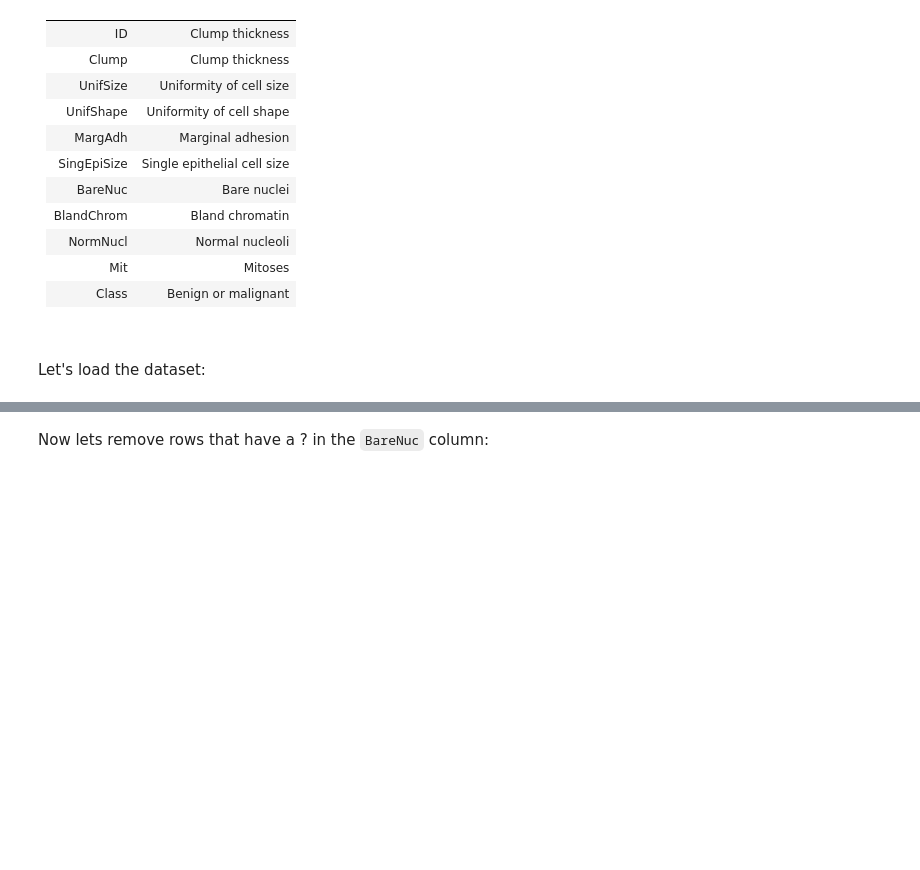
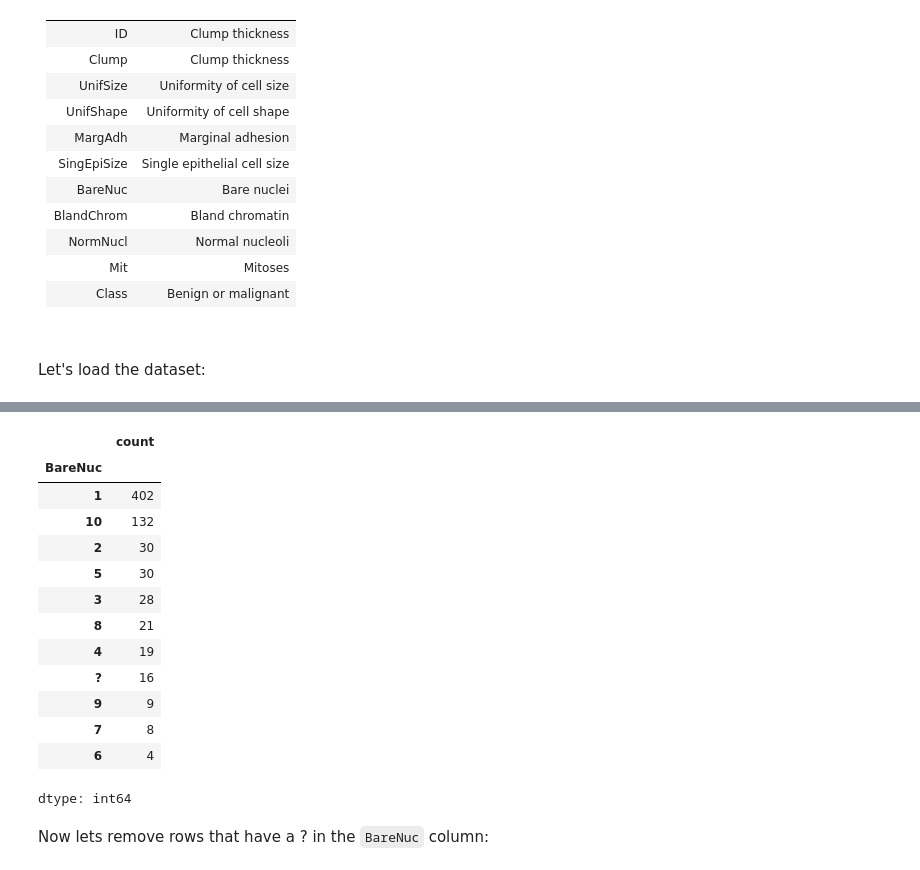
Before and after one commit to MassGH2023/Supervised-Machine-Learning-Classification, a Jupyter notebook: Ramdom_forest.ipynb, the cells around one changed output, grey strips where cells are left out. Saved outputs shown, nothing was run; the diff lists cells and outputs as text; code cells hidden in the pictures; blank space fills up the shorter version.

```diff
--- a/Ramdom_forest.ipynb
+++ b/Ramdom_forest.ipynb
@@ -278,3 +449,20 @@ df.head()
+# %%
+df.BareNuc.value_counts()
+# %% [output]
+|  | count |
+| BareNuc |  |
+| 1 | 402 |
+| 10 | 132 |
+| 2 | 30 |
+| 5 | 30 |
+| 3 | 28 |
+| 8 | 21 |
+| 4 | 19 |
+| ? | 16 |
+| 9 | 9 |
+| 7 | 8 |
+| 6 | 4 |
+dtype: int64
 # %% [markdown]
 Now lets remove rows that have a ? in the <code>BareNuc</code> column:
 # %%
```
Also changed, not shown: parts of 57 cells of this notebook.
